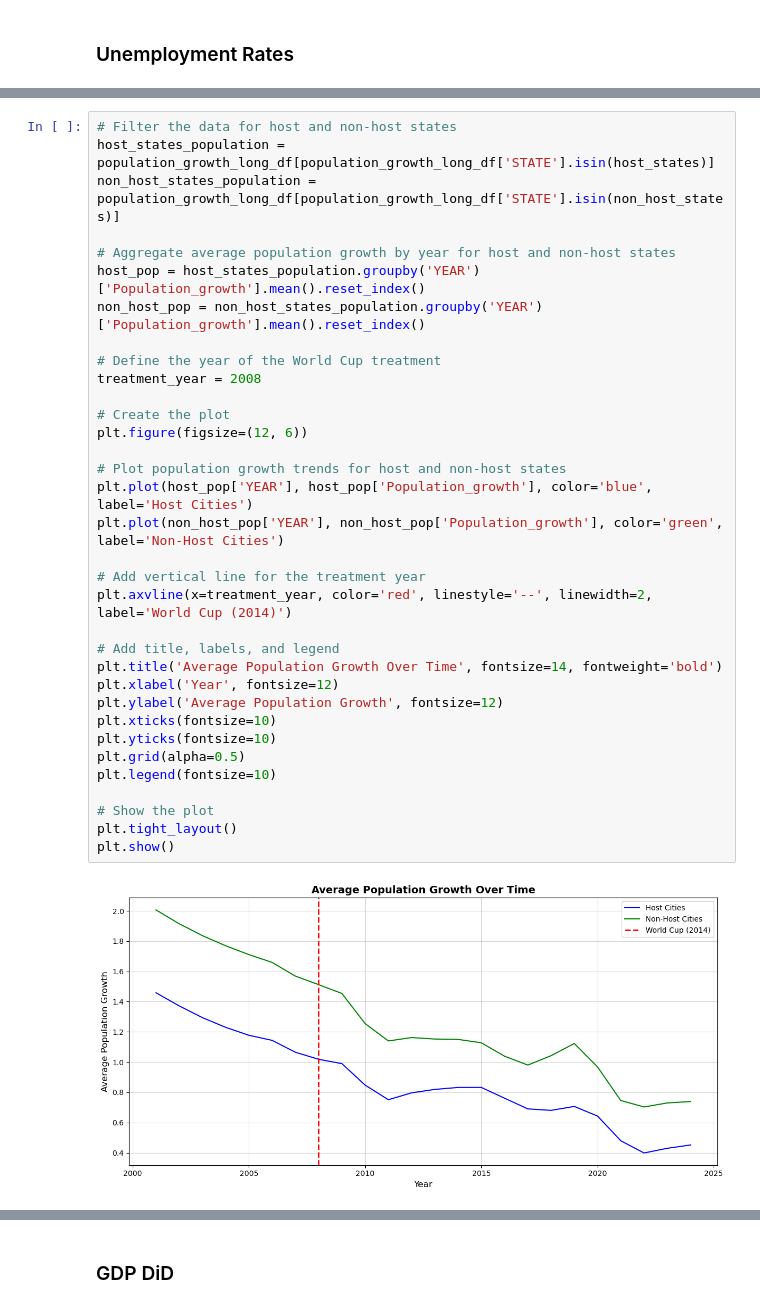
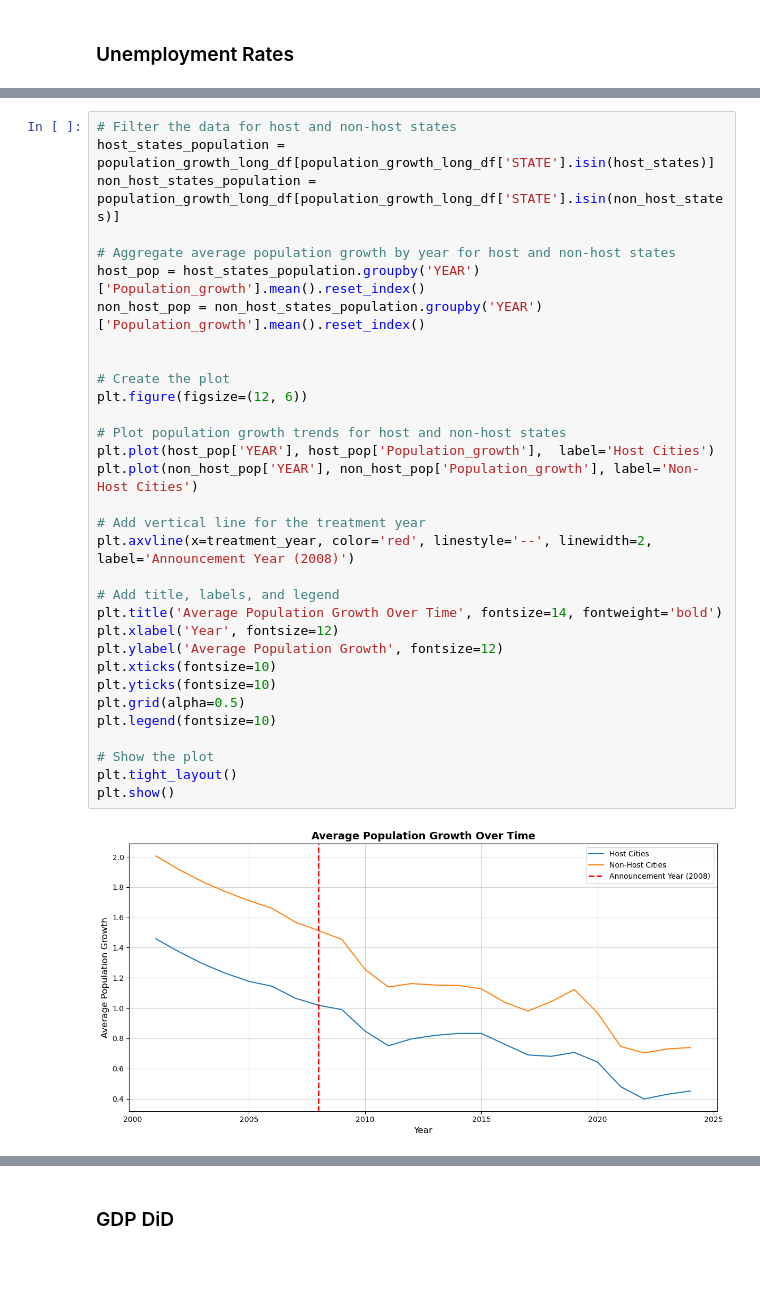
Before and after one commit to david-camper/worldcuphostcities_impact, a Jupyter notebook: analysis.ipynb, the cells around one changed output, grey strips where cells are left out. Drawn from its saved outputs; the diff is of its cells as text; blank space fills up the shorter version.

```diff
--- a/analysis.ipynb
+++ b/analysis.ipynb
@@ -314,39 +343,37 @@ non_host_states = [
 # %%
 # Filter the data for host and non-host states
 host_states_population = population_growth_long_df[population_growth_long_df['STATE'].isin(host_states)]
 non_host_states_population = population_growth_long_df[population_growth_long_df['STATE'].isin(non_host_states)]
 
 # Aggregate average population growth by year for host and non-host states
 host_pop = host_states_population.groupby('YEAR')['Population_growth'].mean().reset_index()
 non_host_pop = non_host_states_population.groupby('YEAR')['Population_growth'].mean().reset_index()
 
-# Define the year of the World Cup treatment
-treatment_year = 2008
 
 # Create the plot
 plt.figure(figsize=(12, 6))
 
 # Plot population growth trends for host and non-host states
-plt.plot(host_pop['YEAR'], host_pop['Population_growth'], color='blue', label='Host Cities')
-plt.plot(non_host_pop['YEAR'], non_host_pop['Population_growth'], color='green', label='Non-Host Cities')
+plt.plot(host_pop['YEAR'], host_pop['Population_growth'],  label='Host Cities')
+plt.plot(non_host_pop['YEAR'], non_host_pop['Population_growth'], label='Non-Host Cities')
 
 # Add vertical line for the treatment year
-plt.axvline(x=treatment_year, color='red', linestyle='--', linewidth=2, label='World Cup (2014)')
+plt.axvline(x=treatment_year, color='red', linestyle='--', linewidth=2, label='Announcement Year (2008)')
 
 # Add title, labels, and legend
 plt.title('Average Population Growth Over Time', fontsize=14, fontweight='bold')
 plt.xlabel('Year', fontsize=12)
 plt.ylabel('Average Population Growth', fontsize=12)
 plt.xticks(fontsize=10)
 plt.yticks(fontsize=10)
 plt.grid(alpha=0.5)
 plt.legend(fontsize=10)
 
 # Show the plot
 plt.tight_layout()
 plt.show()
 # %% [output]
-[figure, old version]
+[figure, new version]
 # %%
 # Define the treatment year as a Pandas Period object with annual frequency
 # This represents the year when the World Cup took place
```
Also changed, not shown: parts of 33 cells of this notebook.
